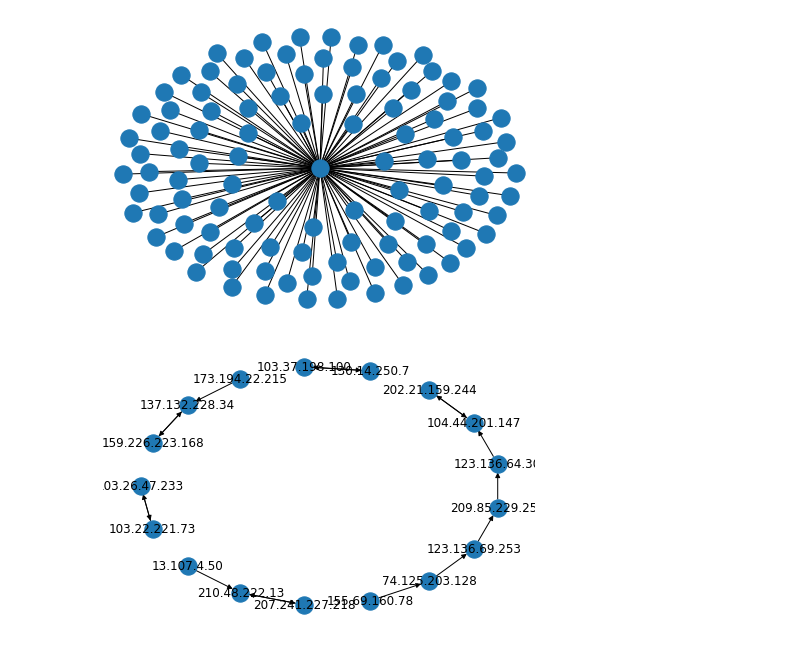
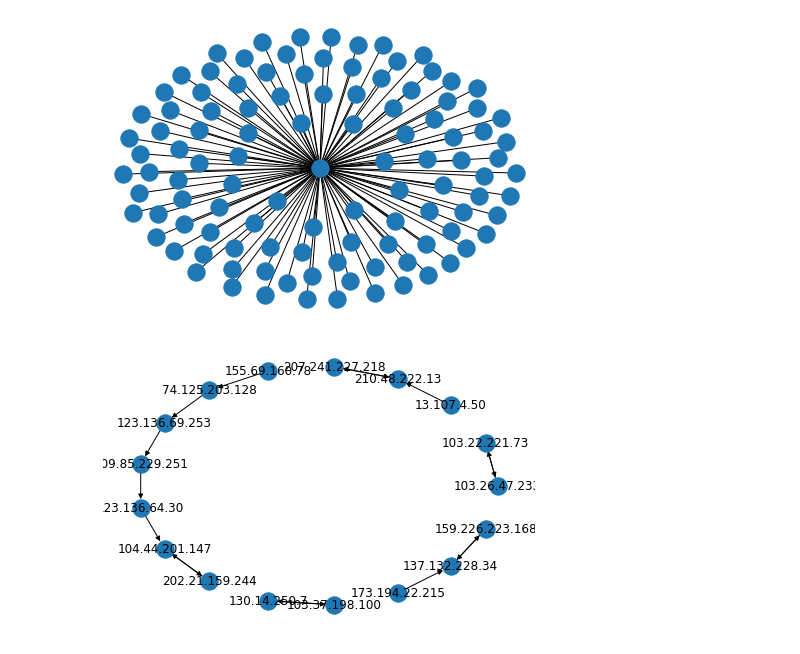
Before and after one commit to chenningg/cz3006-network-traffic-visualization, a Jupyter notebook: notebooks/network_traffic_visualization.ipynb, the cells around one changed output. Cells and saved outputs as stored; diff of their text form; code cells hidden in the pictures.

```diff
--- a/notebooks/network_traffic_visualization.ipynb
+++ b/notebooks/network_traffic_visualization.ipynb
@@ -175,21 +175,21 @@ src_ip: 173.194.22.215
 [figure]
 # %%
 # EXERCISE 3E: Visualize the communication between different IP hosts (optional)
-src = '155.69.160.78'
+src = ''
 dest = ''
 
 network_graph = nx.DiGraph()
 
 for talker in top_5_talkers.keys():
     src = talker
     for i in range(10):
         df_network = df.loc[df['src_ip'] == src][:1]
         df_network = df_network[['src_ip', 'dest_ip']]
         src = df_network[['src_ip']].values[0][0]
         dest = df_network[['dest_ip']].values[0][0]
         network_graph.add_edge(src, dest)
         src = dest
 
-nx.draw_shell(network_graph, with_labels=True)
+nx.draw_circular(network_graph, with_labels=True)
 # %% [output]
-[figure, old version]
+[figure, new version]
```
Also changed, not shown: parts of 2 cells of this notebook, 3 other files.
